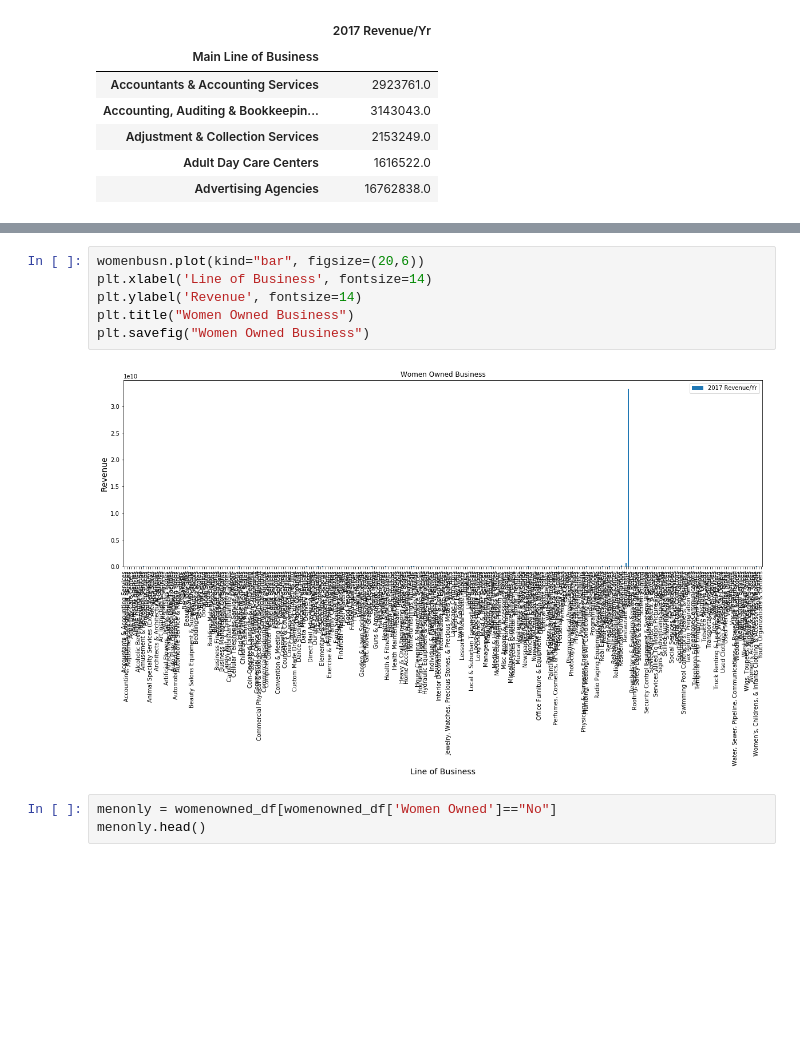
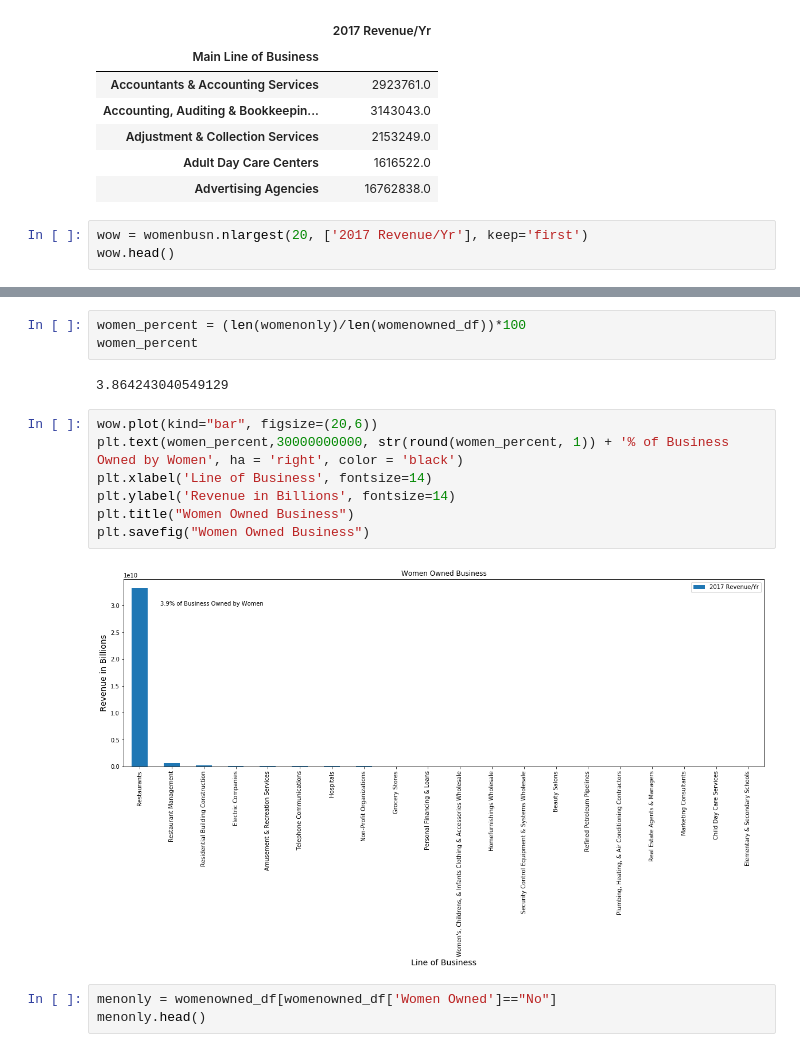
Before and after one commit to dalderbashi/imd_project1, a Jupyter notebook: ProjectIrene.ipynb, the cells around one changed output, grey strips where cells are left out. Drawn from its saved outputs; the diff is of its cells as text; blank space fills up the shorter version.

```diff
--- a/ProjectIrene.ipynb
+++ b/ProjectIrene.ipynb
@@ -205,3 +191,6 @@ womenbusn.head()
 | Adjustment & Collection Services | 2153249.0 |
 | Adult Day Care Centers | 1616522.0 |
 | Advertising Agencies | 16762838.0 |
+# %%
+wow = womenbusn.nlargest(20, ['2017 Revenue/Yr'], keep='first')
+wow.head()
@@ -208,11 +205,17 @@ womenbusn.head()
+# %%
+women_percent = (len(womenonly)/len(womenowned_df))*100
+women_percent
+# %% [output]
+3.864243040549129
 # %%
-womenbusn.plot(kind="bar", figsize=(20,6))
+wow.plot(kind="bar", figsize=(20,6))
+plt.text(women_percent,30000000000, str(round(women_percent, 1)) + '% of Business Owned by Women', ha = 'right', color = 'black')
 plt.xlabel('Line of Business', fontsize=14)
-plt.ylabel('Revenue', fontsize=14)
+plt.ylabel('Revenue in Billions', fontsize=14)
 plt.title("Women Owned Business")
 plt.savefig("Women Owned Business")
 # %% [output]
-[figure, old version]
+[figure, new version]
 # %%
 menonly = womenowned_df[womenowned_df['Women Owned']=="No"]
 menonly.head()
```
Also changed, not shown: parts of 14 cells of this notebook.
